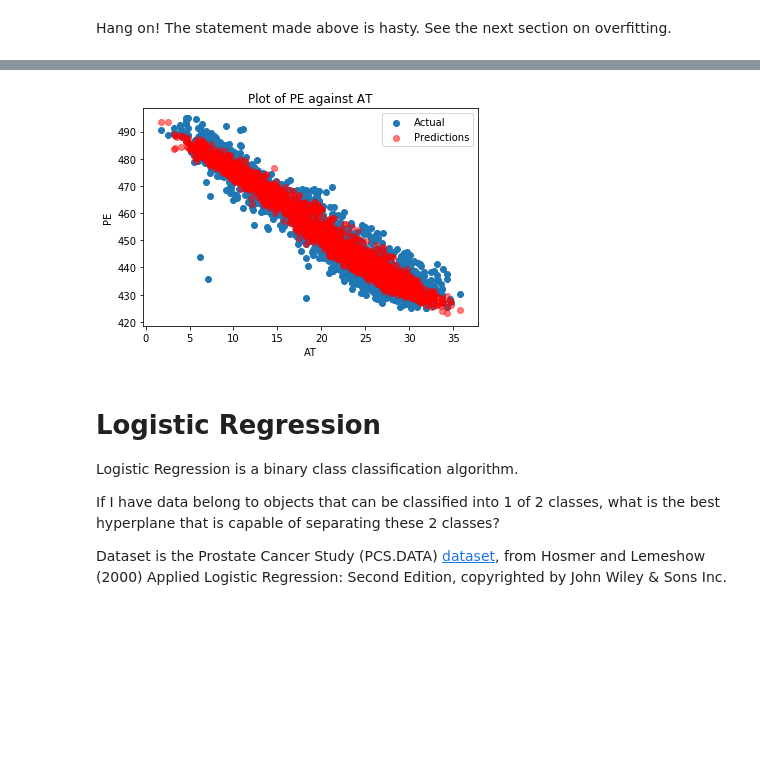
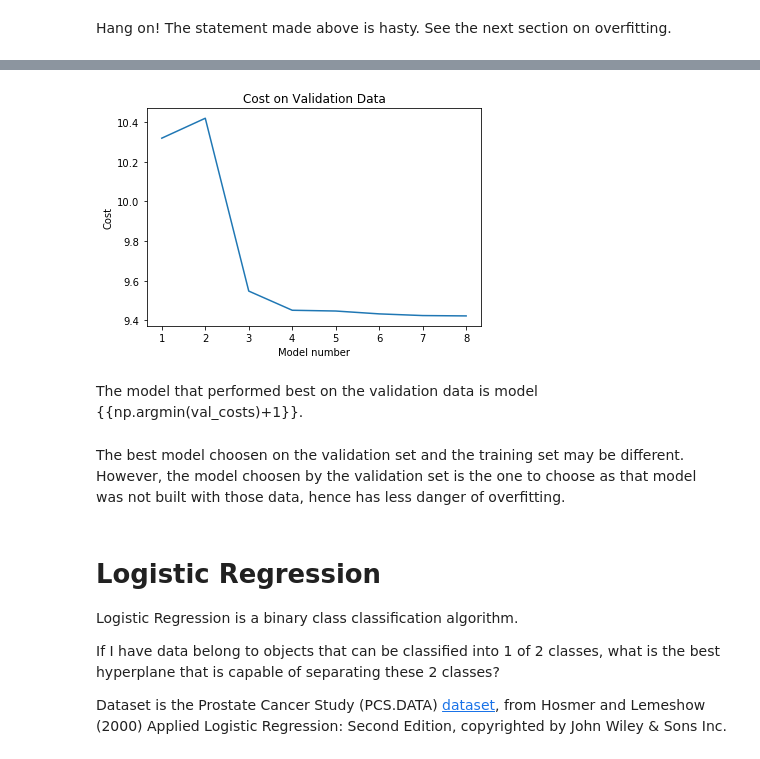
Before and after one commit to wei-ann-Github/Tutorial, a Jupyter notebook: 01 Linear Regression, Logisitic Regression and Clustering/Linear Regression - Final V2 .ipynb, the cells around one changed output, grey strips where cells are left out. Drawn from its saved outputs; the diff is of its cells as text; code cells hidden in the pictures; blank space fills up the shorter version.

```diff
--- a/01 Linear Regression, Logisitic Regression and Clustering/Linear Regression - Final V2 .ipynb
+++ b/01 Linear Regression, Logisitic Regression and Clustering/Linear Regression - Final V2 .ipynb
@@ -456,15 +519,21 @@ The models built shoud be tested on the validation data created earlier. The cho
 # %%
 # Feature Engineering.
 val_data['logV'] = np.log(val_data['V'])
-val_data['AT2'] = val_data['AT']**2
-val_data['AT4'] = val_data['AT']**4
-val_data['AT6'] = val_data['AT']**6
-val_data['AT8'] = val_data['AT']**8
-val_data['AT10'] = val_data['AT']**10
+
+# interactions between features
+val_data['V_AT'] = val_data['V'] * val_data['AT']
+val_data['V_AP'] = val_data['V'] * val_data['AP']
+val_data['V_RH'] = val_data['V'] * val_data['RH']
+val_data['AT_AP'] = val_data['AP'] * val_data['AT']
+val_data['AT_RH'] = val_data['RH'] * val_data['AT']
+val_data['AP_RH'] = val_data['AP'] * val_data['RH']
 # %%
 # testing each model built on the validation data.
+val_costs = []
+actual = np.array(val_data[outcome])
 for i, model in enumerate(models, 5):
     predictions = model.predict(np.array(val_data[features_new[:i]]))
     cost = cost_function(np.array(val_data[outcome]), predictions)
-    print features_new[:i], cost
+    val_costs.append(cost)
+    print 'Model', i-4, features_new[:i], cost
 # %% [output]
@@ -491,20 +548,15 @@ test_x.head()
-# %%
-# prediction on the test data.
-model = models[1]
-
-test_data['logV'] = np.log(test_data['V'])
-test_x = test_data[features + ['logV']]
-test_predictions = model.predict(np.array(test_x))
-
-plt.scatter(test_data['AT'], test_data[outcome], label='Actual')
-plt.scatter(test_data['AT'], test_predictions, alpha=0.5, color='red', label='Predictions')
-plt.legend(loc='upper right')
-plt.title('Plot of PE against AT')
-plt.ylabel('PE')
-plt.xlabel('AT')
-plt.show()
-# %% [output]
-[figure, removed]
+# %%
+plt.plot(range(1, len(val_costs)+1), val_costs)
+plt.ylabel("Cost")
+plt.xlabel("Model number")
+plt.title("Cost on Validation Data")
+plt.show()
+# %% [output]
+[figure, added]
+# %% [markdown]
+The model that performed best on the validation data is model {{np.argmin(val_costs)+1}}.
+# %% [markdown]
+The best model choosen on the validation set and the training set may be different. However, the model choosen by the validation set is the one to choose as that model was not built with those data, hence has less danger of overfitting.
 # %% [markdown]
 # Logistic Regression
 
```
Also changed, not shown: parts of 47 cells of this notebook, 6 other files.
